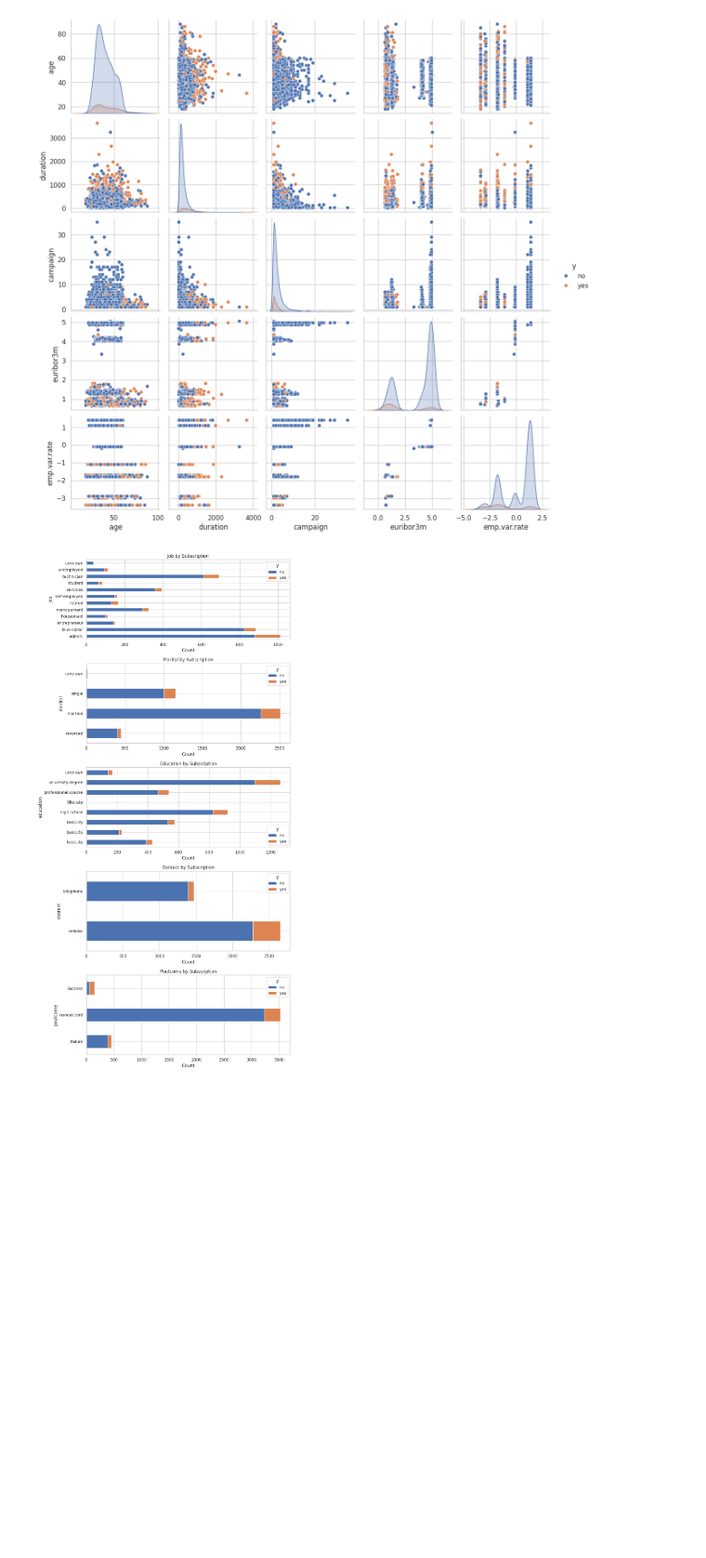
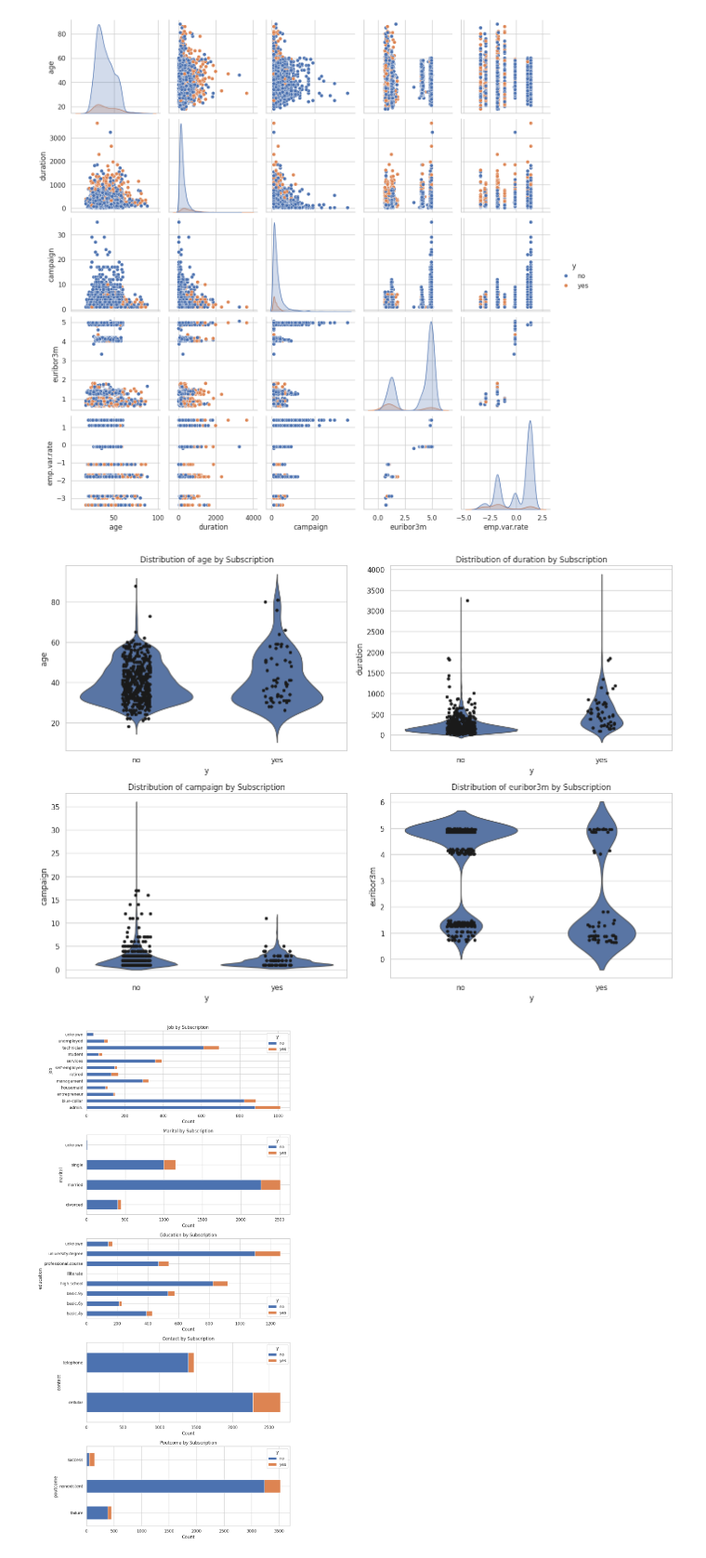
Before and after one commit to psnana-us/17_1_model_comparison, a Jupyter notebook: final_deep_comprehensive_analysis.ipynb, the cells around one changed output. Shown at 93% size. Drawn from its saved outputs; the diff is of its cells as text; code cells hidden in the pictures; blank space fills up the shorter version.

```diff
--- a/final_deep_comprehensive_analysis.ipynb
+++ b/final_deep_comprehensive_analysis.ipynb
@@ -102,12 +102,18 @@ plt.show()
 # %%
 # Violin + swarm plots for numeric features
 fig, axes = plt.subplots(2, 2, figsize=(14,10))
 for ax, feat in zip(axes.flatten(), numeric_feats[:4]):
     sns.violinplot(x='y', y=feat, data=df, inner=None, ax=ax)
-    sns.swarmplot(x='y', y=feat, data=df.sample(500), color='k', size=2, ax=ax)
+    #sns.swarmplot(x='y', y=feat, data=df.sample(500), color='k', size=2, ax=ax)
+    #sns.swarmplot(x='y', y=feat, data=df.sample(500), color='k', size=2, ax=ax)  # Original
+    #sns.swarmplot(x='y', y=feat, data=df.sample(500), color='k', size=1, ax=ax)  # Reduced size
+    sns.stripplot(x='y', y=feat, data=df.sample(500), color='k', jitter=True, ax=ax)  # Using stripplot
+
     ax.set_title(f'Distribution of {feat} by Subscription')
 plt.tight_layout()
 plt.show()
+# %% [output]
+[figure, added]
 # %%
 # Categorical distributions
 cat_feats = ['job','marital','education','contact','poutcome']
```
Also changed, not shown: parts of 3 cells of this notebook.
